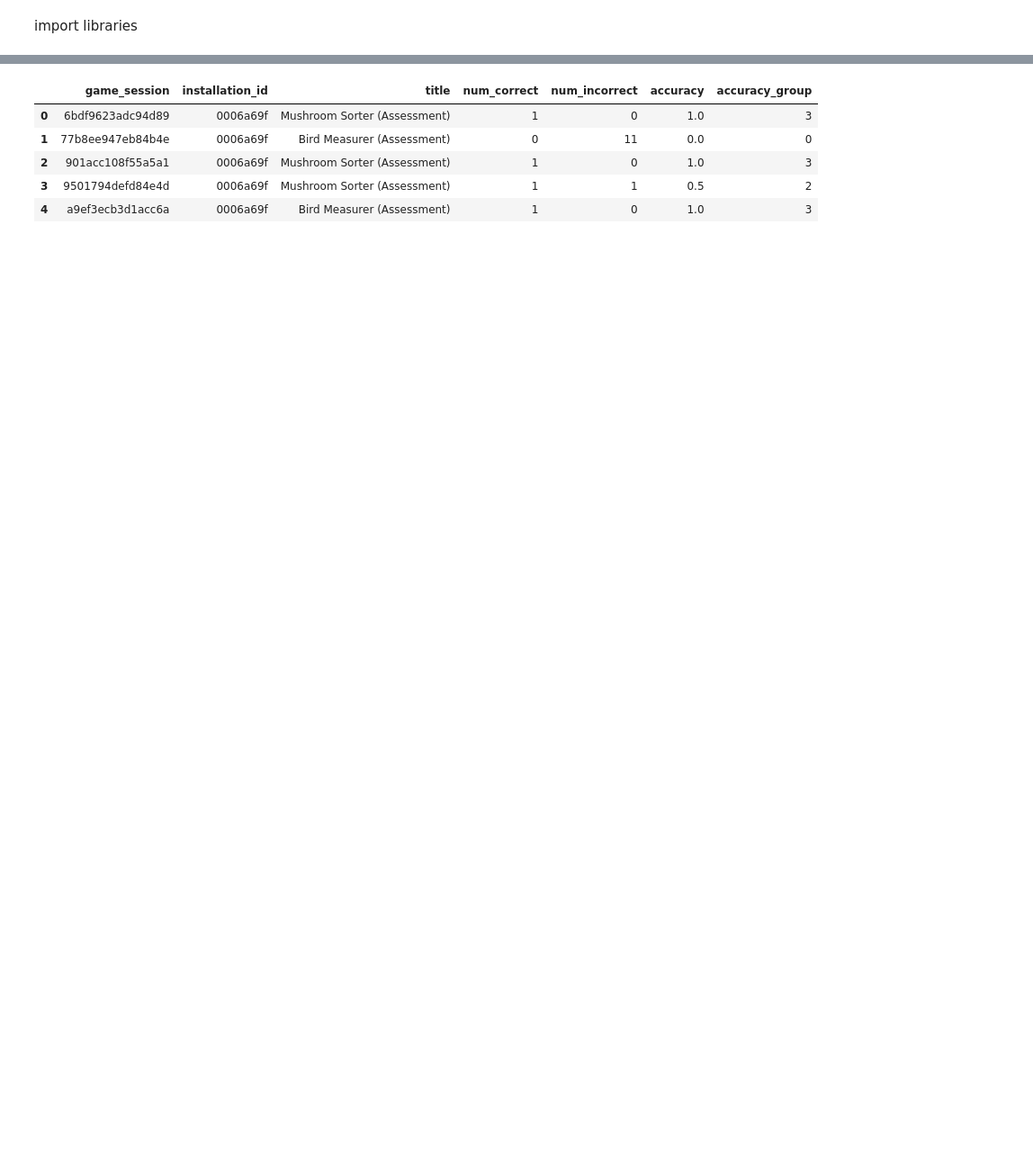
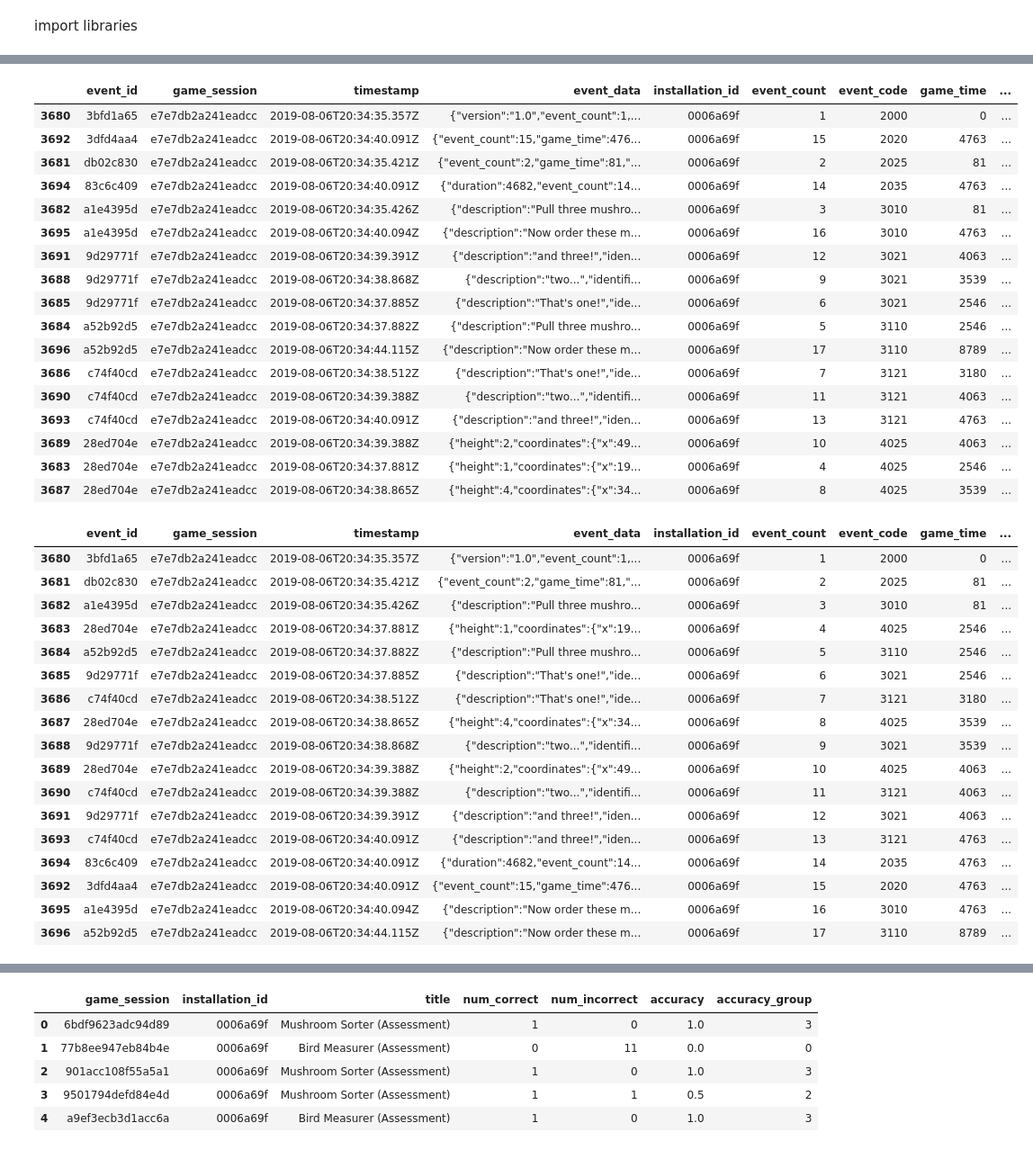
Before and after one commit to yaoyaoustc/Kaggle, a Jupyter notebook: 0106_dsbowl/part1.ipynb, the cells around one changed output, grey strips where cells are left out. Shown: that part at 90% size. Cells and saved outputs as stored; diff of their text form; code cells hidden in the pictures; blank space fills up the shorter version.

```diff
--- a/0106_dsbowl/part1.ipynb
+++ b/0106_dsbowl/part1.ipynb
@@ -19,0 +105,45 @@ specs['info'][0]
+# %%
+event_session = event[event['game_session'] == 'e7e7db2a241eadcc']
+# what's the meaning for these codes?
+event_session.sort_values('event_code')
+# difference code means different steps in the game. A game without 4110 code should be treated as non-finished.
+# this should be labled as accuracy group = 0, which is not the accruacy group.
+event_session.sort_values('event_count')
+# event count is represeting time sequence of the events
+# %% [output]
+|  | event_id | game_session | timestamp | event_data | installation_id | event_count | event_code | game_time | ... |
+| 3680 | 3bfd1a65 | e7e7db2a241eadcc | 2019-08-06T20:34:35.357Z | {"version":"1.0","event_count":1,... | 0006a69f | 1 | 2000 | 0 | ... |
+| 3692 | 3dfd4aa4 | e7e7db2a241eadcc | 2019-08-06T20:34:40.091Z | {"event_count":15,"game_time":476... | 0006a69f | 15 | 2020 | 4763 | ... |
+| 3681 | db02c830 | e7e7db2a241eadcc | 2019-08-06T20:34:35.421Z | {"event_count":2,"game_time":81,"... | 0006a69f | 2 | 2025 | 81 | ... |
+| 3694 | 83c6c409 | e7e7db2a241eadcc | 2019-08-06T20:34:40.091Z | {"duration":4682,"event_count":14... | 0006a69f | 14 | 2035 | 4763 | ... |
+| 3682 | a1e4395d | e7e7db2a241eadcc | 2019-08-06T20:34:35.426Z | {"description":"Pull three mushro... | 0006a69f | 3 | 3010 | 81 | ... |
+| 3695 | a1e4395d | e7e7db2a241eadcc | 2019-08-06T20:34:40.094Z | {"description":"Now order these m... | 0006a69f | 16 | 3010 | 4763 | ... |
+| 3691 | 9d29771f | e7e7db2a241eadcc | 2019-08-06T20:34:39.391Z | {"description":"and three!","iden... | 0006a69f | 12 | 3021 | 4063 | ... |
+| 3688 | 9d29771f | e7e7db2a241eadcc | 2019-08-06T20:34:38.868Z | {"description":"two...","identifi... | 0006a69f | 9 | 3021 | 3539 | ... |
+| 3685 | 9d29771f | e7e7db2a241eadcc | 2019-08-06T20:34:37.885Z | {"description":"That's one!","ide... | 0006a69f | 6 | 3021 | 2546 | ... |
+| 3684 | a52b92d5 | e7e7db2a241eadcc | 2019-08-06T20:34:37.882Z | {"description":"Pull three mushro... | 0006a69f | 5 | 3110 | 2546 | ... |
+| 3696 | a52b92d5 | e7e7db2a241eadcc | 2019-08-06T20:34:44.115Z | {"description":"Now order these m... | 0006a69f | 17 | 3110 | 8789 | ... |
+| 3686 | c74f40cd | e7e7db2a241eadcc | 2019-08-06T20:34:38.512Z | {"description":"That's one!","ide... | 0006a69f | 7 | 3121 | 3180 | ... |
+| 3690 | c74f40cd | e7e7db2a241eadcc | 2019-08-06T20:34:39.388Z | {"description":"two...","identifi... | 0006a69f | 11 | 3121 | 4063 | ... |
+| 3693 | c74f40cd | e7e7db2a241eadcc | 2019-08-06T20:34:40.091Z | {"description":"and three!","iden... | 0006a69f | 13 | 3121 | 4763 | ... |
+| 3689 | 28ed704e | e7e7db2a241eadcc | 2019-08-06T20:34:39.388Z | {"height":2,"coordinates":{"x":49... | 0006a69f | 10 | 4025 | 4063 | ... |
+| 3683 | 28ed704e | e7e7db2a241eadcc | 2019-08-06T20:34:37.881Z | {"height":1,"coordinates":{"x":19... | 0006a69f | 4 | 4025 | 2546 | ... |
+| 3687 | 28ed704e | e7e7db2a241eadcc | 2019-08-06T20:34:38.865Z | {"height":4,"coordinates":{"x":34... | 0006a69f | 8 | 4025 | 3539 | ... |
+|  | event_id | game_session | timestamp | event_data | installation_id | event_count | event_code | game_time | ... |
+| 3680 | 3bfd1a65 | e7e7db2a241eadcc | 2019-08-06T20:34:35.357Z | {"version":"1.0","event_count":1,... | 0006a69f | 1 | 2000 | 0 | ... |
+| 3681 | db02c830 | e7e7db2a241eadcc | 2019-08-06T20:34:35.421Z | {"event_count":2,"game_time":81,"... | 0006a69f | 2 | 2025 | 81 | ... |
+| 3682 | a1e4395d | e7e7db2a241eadcc | 2019-08-06T20:34:35.426Z | {"description":"Pull three mushro... | 0006a69f | 3 | 3010 | 81 | ... |
+| 3683 | 28ed704e | e7e7db2a241eadcc | 2019-08-06T20:34:37.881Z | {"height":1,"coordinates":{"x":19... | 0006a69f | 4 | 4025 | 2546 | ... |
+| 3684 | a52b92d5 | e7e7db2a241eadcc | 2019-08-06T20:34:37.882Z | {"description":"Pull three mushro... | 0006a69f | 5 | 3110 | 2546 | ... |
+| 3685 | 9d29771f | e7e7db2a241eadcc | 2019-08-06T20:34:37.885Z | {"description":"That's one!","ide... | 0006a69f | 6 | 3021 | 2546 | ... |
+| 3686 | c74f40cd | e7e7db2a241eadcc | 2019-08-06T20:34:38.512Z | {"description":"That's one!","ide... | 0006a69f | 7 | 3121 | 3180 | ... |
+| 3687 | 28ed704e | e7e7db2a241eadcc | 2019-08-06T20:34:38.865Z | {"height":4,"coordinates":{"x":34... | 0006a69f | 8 | 4025 | 3539 | ... |
+| 3688 | 9d29771f | e7e7db2a241eadcc | 2019-08-06T20:34:38.868Z | {"description":"two...","identifi... | 0006a69f | 9 | 3021 | 3539 | ... |
+| 3689 | 28ed704e | e7e7db2a241eadcc | 2019-08-06T20:34:39.388Z | {"height":2,"coordinates":{"x":49... | 0006a69f | 10 | 4025 | 4063 | ... |
+| 3690 | c74f40cd | e7e7db2a241eadcc | 2019-08-06T20:34:39.388Z | {"description":"two...","identifi... | 0006a69f | 11 | 3121 | 4063 | ... |
+| 3691 | 9d29771f | e7e7db2a241eadcc | 2019-08-06T20:34:39.391Z | {"description":"and three!","iden... | 0006a69f | 12 | 3021 | 4063 | ... |
+| 3693 | c74f40cd | e7e7db2a241eadcc | 2019-08-06T20:34:40.091Z | {"description":"and three!","iden... | 0006a69f | 13 | 3121 | 4763 | ... |
+| 3694 | 83c6c409 | e7e7db2a241eadcc | 2019-08-06T20:34:40.091Z | {"duration":4682,"event_count":14... | 0006a69f | 14 | 2035 | 4763 | ... |
+| 3692 | 3dfd4aa4 | e7e7db2a241eadcc | 2019-08-06T20:34:40.091Z | {"event_count":15,"game_time":476... | 0006a69f | 15 | 2020 | 4763 | ... |
+| 3695 | a1e4395d | e7e7db2a241eadcc | 2019-08-06T20:34:40.094Z | {"description":"Now order these m... | 0006a69f | 16 | 3010 | 4763 | ... |
+| 3696 | a52b92d5 | e7e7db2a241eadcc | 2019-08-06T20:34:44.115Z | {"description":"Now order these m... | 0006a69f | 17 | 3110 | 8789 | ... |
```
Also changed, not shown: parts of 45 cells of this notebook, 1 other file.
